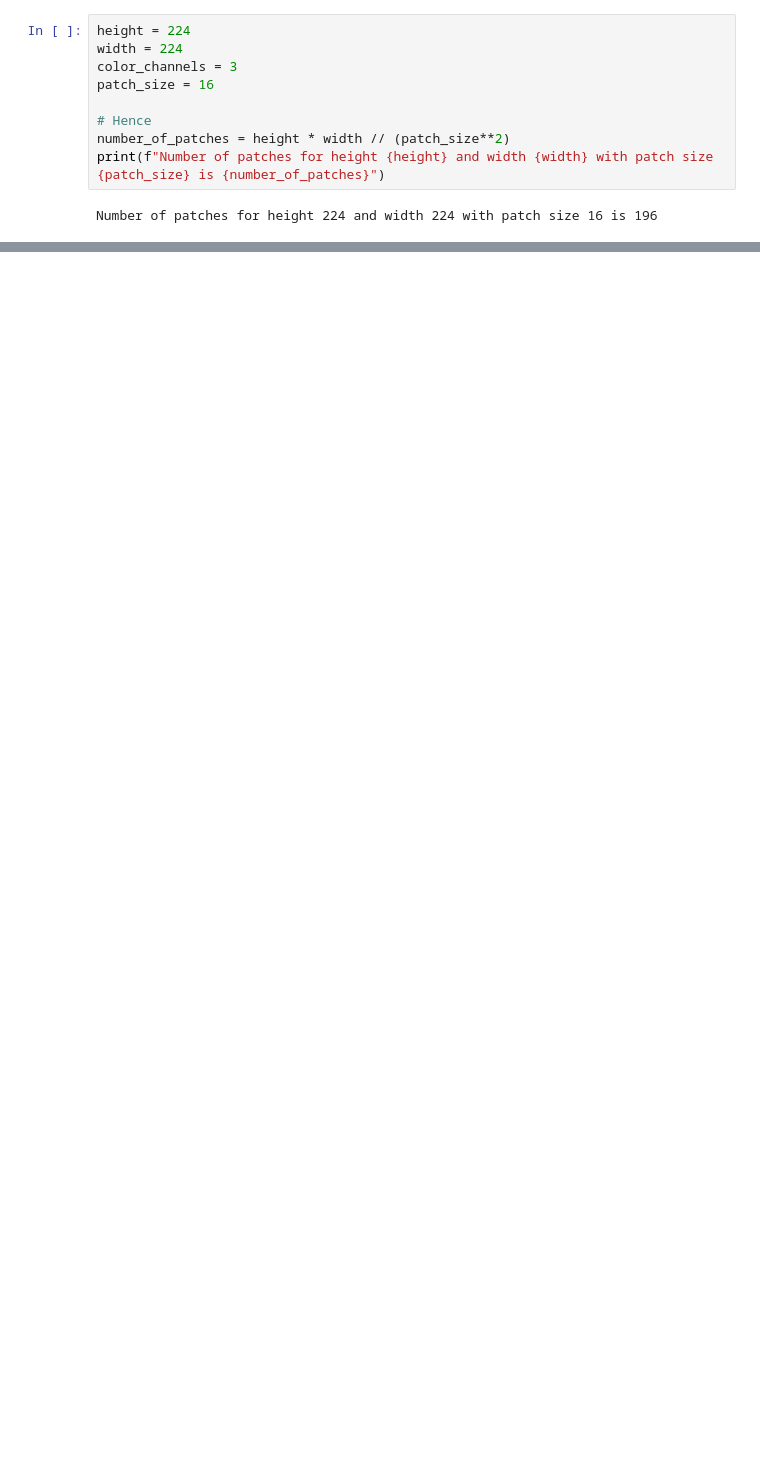
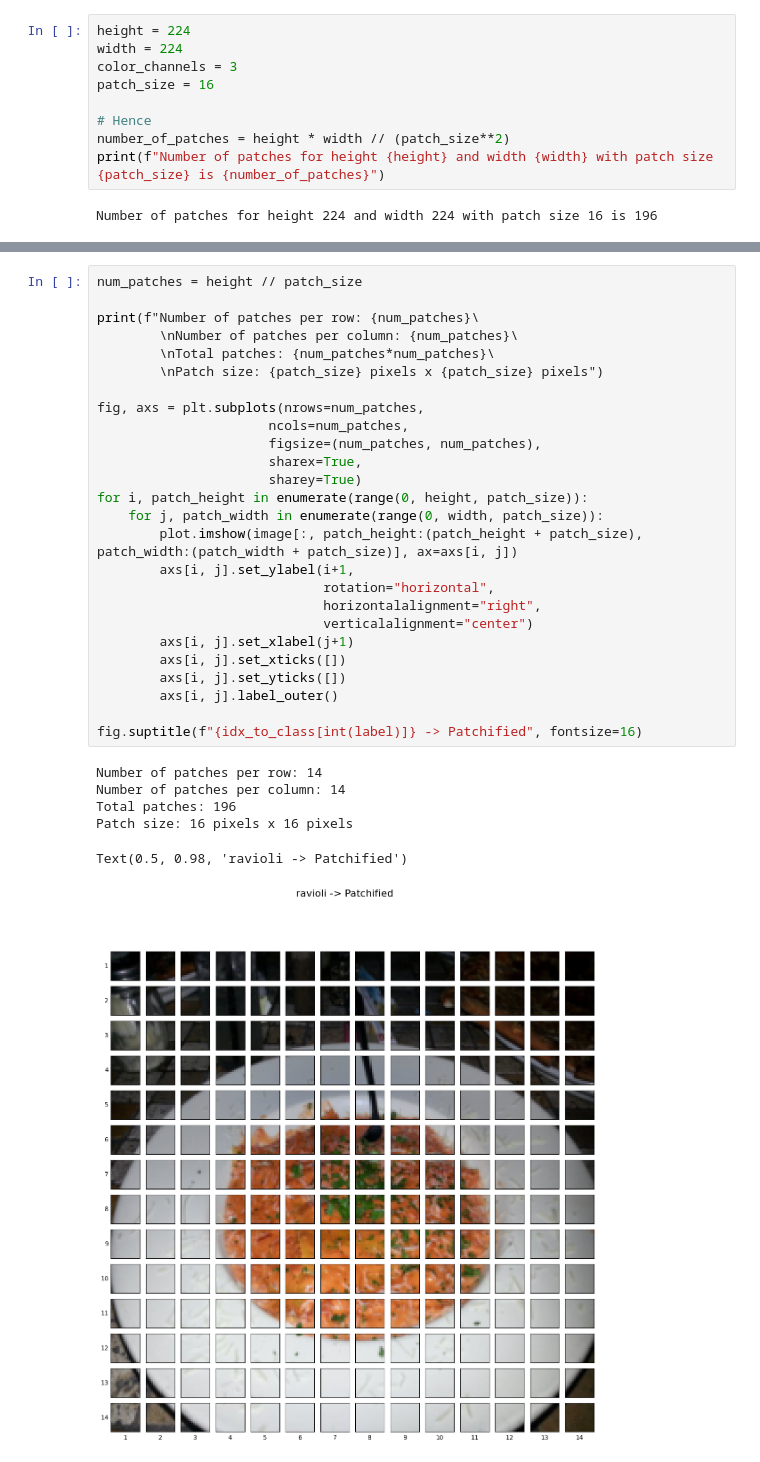
Before and after one commit to HangenYuu/Nutri-2.0, a Jupyter notebook: 03_replicate.ipynb, the cells around one changed output, grey strips where cells are left out. Saved outputs shown, nothing was run; the diff lists cells and outputs as text; blank space fills up the shorter version.

```diff
--- a/03_replicate.ipynb
+++ b/03_replicate.ipynb
@@ -147,0 +232,33 @@ Number of patches for height 224 and width 224 with patch size 16 is 196
+# %%
+num_patches = height // patch_size
+
+print(f"Number of patches per row: {num_patches}\
+        \nNumber of patches per column: {num_patches}\
+        \nTotal patches: {num_patches*num_patches}\
+        \nPatch size: {patch_size} pixels x {patch_size} pixels")
+
+fig, axs = plt.subplots(nrows=num_patches,
+                      ncols=num_patches,
+                      figsize=(num_patches, num_patches),
+                      sharex=True,
+                      sharey=True)
+for i, patch_height in enumerate(range(0, height, patch_size)):
+    for j, patch_width in enumerate(range(0, width, patch_size)):
+        plot.imshow(image[:, patch_height:(patch_height + patch_size), patch_width:(patch_width + patch_size)], ax=axs[i, j])
+        axs[i, j].set_ylabel(i+1,
+                             rotation="horizontal",
+                             horizontalalignment="right",
+                             verticalalignment="center")
+        axs[i, j].set_xlabel(j+1)
+        axs[i, j].set_xticks([])
+        axs[i, j].set_yticks([])
+        axs[i, j].label_outer()
+
+fig.suptitle(f"{idx_to_class[int(label)]} -> Patchified", fontsize=16)
+# %% [output]
+Number of patches per row: 14
+Number of patches per column: 14
+Total patches: 196
+Patch size: 16 pixels x 16 pixels
+Text(0.5, 0.98, 'ravioli -> Patchified')
+[figure, added]
```
Also changed, not shown: parts of 52 cells of this notebook.
